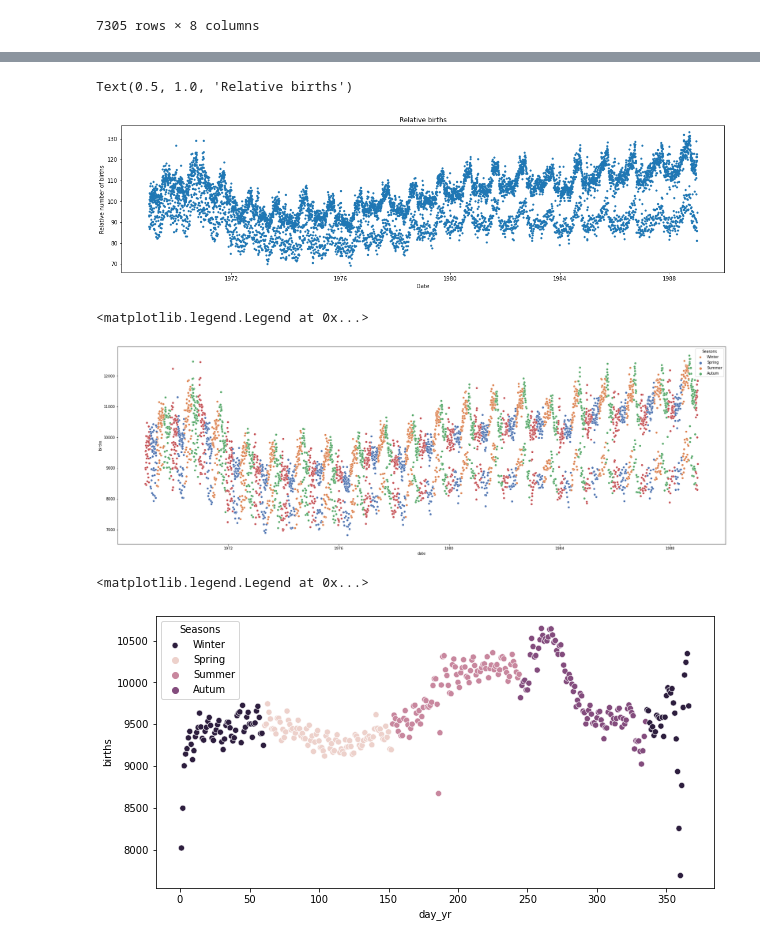
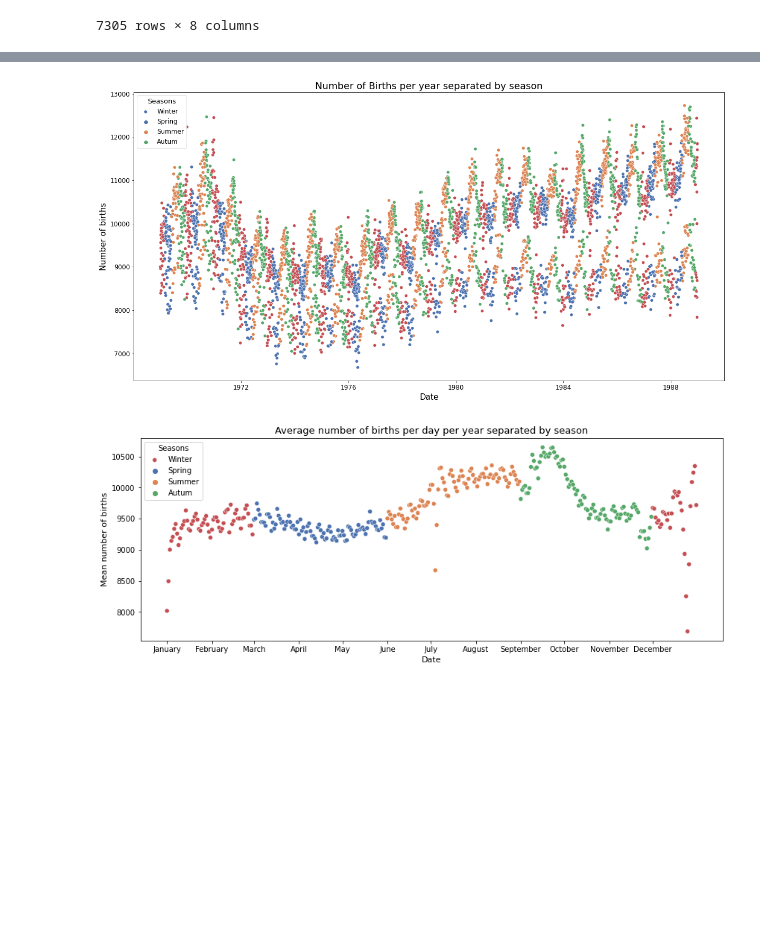
Before and after one commit to CristinaNogRod/GaussianProcesses-TimeSeries, a Jupyter notebook: notebooks/eda.ipynb, the cells around one changed output, grey strips where cells are left out. Drawn from its saved outputs; the diff is of its cells as text; code cells hidden in the pictures; blank space fills up the shorter version.

```diff
--- a/notebooks/eda.ipynb
+++ b/notebooks/eda.ipynb
@@ -61,47 +90,45 @@ plt.legend(title='Day of the week', labels=['Weekday', 'Weekend'])
-# %%
-# births relative to 100
-
-data['births_relative100'] = data.births.apply(lambda x: x/np.mean(data.births)*100)
-
-plt.figure(figsize=(20,5))
-plt.plot(data.date, data.births_relative100, '.')
-plt.xlabel('Date')
-plt.ylabel('Relative number of births')
-plt.title('Relative births')
-# %% [output]
-Text(0.5, 1.0, 'Relative births')
-[figure, removed]
 # %%
 # all the data and seasons
 
 def set_season(x):
     if x in [3,4,5]:
         return 1
     if x in [6,7,8]:
         return 2
     if x in [9,10,11]:
         return 3
     else:
         return 4
 
 data['seasons'] = data.month.apply(set_season)
 
-plt.figure(figsize=(30,10))
+plt.figure(figsize=(20,10))
 sns.scatterplot(data=data.sample(frac=0.7), x='date', y='births', hue='seasons', palette="deep")
-plt.legend(title='Seasons', labels=['Winter', 'Spring', 'Summer', 'Autum'])
+
+plt.xlabel('Date',  fontsize=15)
+plt.ylabel('Number of births', fontsize=15)
+plt.title('Number of Births per year separated by season', fontsize=18)
+plt.tick_params(axis='both', which='major', labelsize=12)
+plt.legend(title='Seasons', labels=['Winter', 'Spring', 'Summer', 'Autum'], fontsize=12).get_title().set_fontsize('13')
+plt.savefig('../plots/eda/births_per_yr_with_seasons.pdf')
 # %% [output]
-<matplotlib.legend.Legend at 0x...>
-[figure, old version]
+[figure, new version]
 # %%
 # avg births and seasons
 
 mean_day_per_yr['seasons'] = mean_day_per_yr.month.apply(set_season)
 mean_day_per_yr['day_yr'] = mean_day_per_yr.index
 
-plt.figure(figsize=(10,5))
-sns.scatterplot(data=mean_day_per_yr, x='day_yr', y='births', hue='seasons')
+plt.figure(figsize=(14,5))
+sns.scatterplot(data=mean_day_per_yr, x='day_yr', y='births', hue='seasons', palette="deep")
 plt.legend(title='Seasons', labels=['Winter', 'Spring', 'Summer', 'Autum'])
+
+plt.xlabel('Date', fontsize=11)
+plt.ylabel('Mean number of births', fontsize=11)
+plt.title('Average number of births per day per year separated by season', fontsize=13)
+plt.xticks(pos,['January', 'February', 'March', 'April', 'May', 'June', 'July', 'August', 'September', 'October', 'November', 'December'])
+plt.tick_params(axis='both', which='major', labelsize=10)
+plt.savefig('../plots/eda/avg_births_per_day_with_seasons.pdf')
 # %% [output]
-<matplotlib.legend.Legend at 0x...>
-[figure, old version]
+[figure, new version]
 # %%
```
Also changed, not shown: parts of 12 cells of this notebook, 15 other files.
